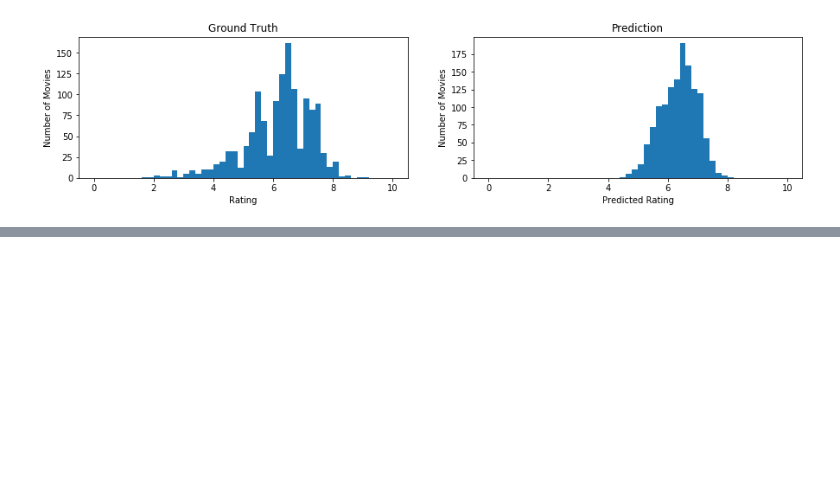
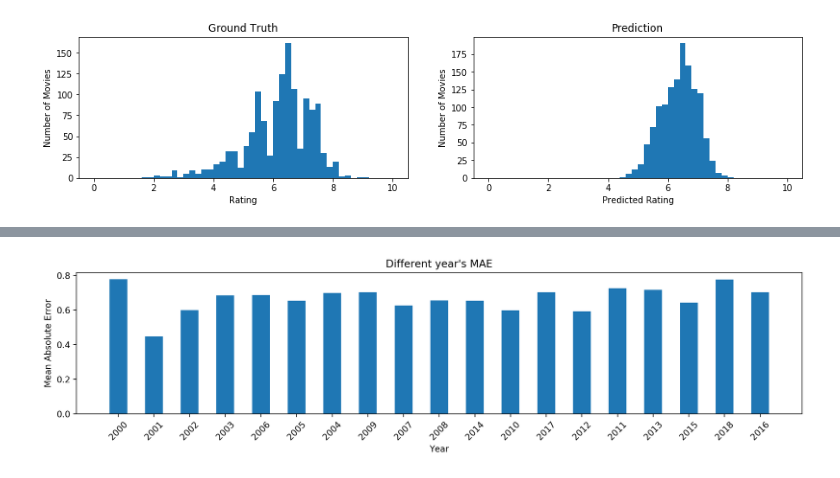
Before and after one commit to pupboss/CE7454-Project-Fall2019, a Jupyter notebook: notebook/notebook.ipynb, the cells around one changed output, grey strips where cells are left out. Cells and saved outputs as stored; diff of their text form; code cells hidden in the pictures; blank space fills up the shorter version.

```diff
--- a/notebook/notebook.ipynb
+++ b/notebook/notebook.ipynb
@@ -533,0 +550,23 @@ val.describe()
+# %%
+years = {}
+for row in val.iterrows():
+    rating = row[1]['averageRating']
+    pre_rating = row[1]['predicted_rating']
+    year = int(row[1]['startYear'])
+    try:
+        years[year][0] += abs(rating - pre_rating)
+        years[year][1] += 1
+    except KeyError:
+        years[year] = [abs(rating - pre_rating),1]
+
+plt.figure(figsize=(15,3), dpi=200)
+x = np.arange(len(years))
+width = 0.5
+plt.bar(x, [(years[k][0]/years[k][1]) for k in years], width)
+plt.xticks(range(len(years)), years, rotation=45)
+plt.title("Different year's MAE")
+plt.xlabel("Year")
+plt.ylabel("Mean Absolute Error")
+plt.show()
+# %% [output]
+[figure, added]
```
Also changed, not shown: parts of 6 cells of this notebook.
